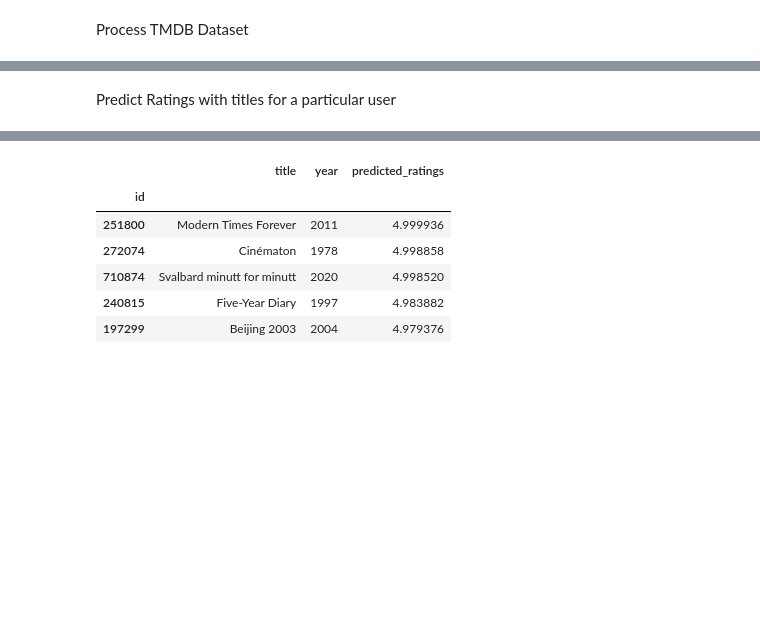
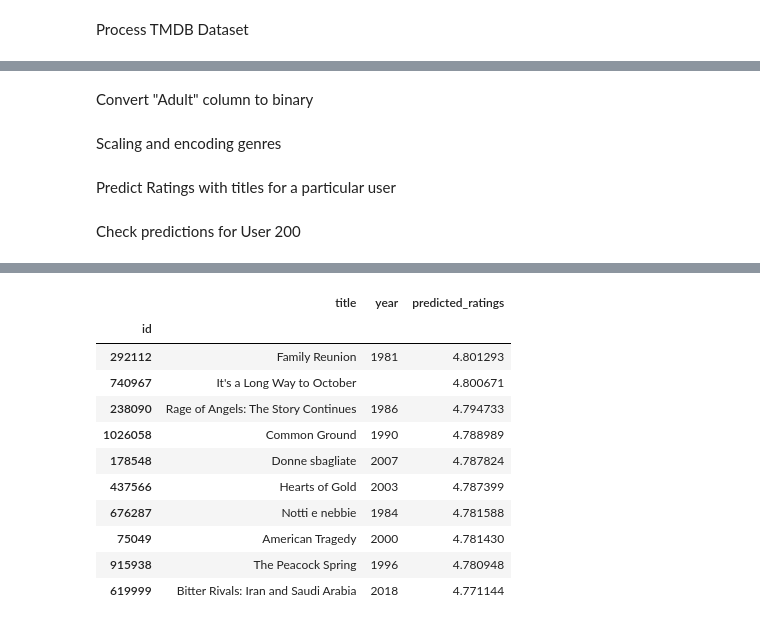
Before and after one commit to kenzverylayz/4222_Project, a Jupyter notebook: deep_learning_hybrid.ipynb, the cells around one changed output, grey strips where cells are left out. Saved outputs shown, nothing was run; the diff lists cells and outputs as text; code cells hidden in the pictures; blank space fills up the shorter version.

Commit message:
Full Recommendation System

```diff
--- a/deep_learning_hybrid.ipynb
+++ b/deep_learning_hybrid.ipynb
@@ -293,17 +297,40 @@ tmdb_df1 = tmdb_df.drop(['status', 'backdrop_path', 'homepage', 'imdb_id', 'post
+# %%
+# Don't need to touch vote_average or vote_count
+
+# Runtime can significantly skew results
+runtime_q1_tmdb = tmdb_df1["runtime"].quantile(0.25)
+runtime_q3_tmdb = tmdb_df1["runtime"].quantile(0.75)
+runtime_iqr_tmdb = runtime_q3_tmdb - runtime_q1_tmdb
+
+runtime_lowerbound_tmdb = runtime_q1_tmdb - 3*runtime_iqr_tmdb
+runtime_upperbound_tmdb = runtime_q3_tmdb + 3*runtime_iqr_tmdb
+
+# Remove Outliers if runtime falls outside 3 * IQR
+tmdb_df1 = tmdb_df1[(tmdb_df1["runtime"] >= runtime_lowerbound_tmdb) & (tmdb_df1["runtime"] <= runtime_upperbound_tmdb)]
+
+# Capping outliers for popularity scores to 100
+tmdb_df1.loc[:,'popularity'] = tmdb_df1['popularity'].apply(lambda x: 100 if x > 100 else x)
+# %% [markdown]
+Convert "Adult" column to binary
+# %%
+# Convert 'adult' column to integers (1 for True, 0 for False)
+tmdb_df1['adult'] = tmdb_df1['adult'].astype(int)
+# %% [markdown]
+Scaling and encoding genres
 # %%
 # Scale numerical features
 scaled_features1 = scaler.transform(tmdb_df1[numerical_features])
-scaled_nums1 = pd.DataFrame(scaled_features1, columns=numerical_features, index=tmdb_df.index)
+scaled_nums1 = pd.DataFrame(scaled_features1, columns=numerical_features, index=tmdb_df1.index)
 
 # Have multiple genres and one hot encode it
-tmdb_df1['genres'] = tmdb_df1['genres'].astype(str)
-tmdb_df1['genres'] = tmdb_df1['genres'].apply(lambda x: x.split(', ') if x != 'nan' else [])
+tmdb_df1.loc[:,'genres'] = tmdb_df1['genres'].astype(str)
+tmdb_df1.loc[:,'genres'] = tmdb_df1['genres'].apply(lambda x: x.split(', ') if x != 'nan' else [])
 genres_encoded1 = mlb.transform(tmdb_df1['genres'])
 genres_df1 = pd.DataFrame(genres_encoded1, columns=mlb.classes_, index=tmdb_df1.index)
 
 # Drop Original features
-tmdb_df1.drop(numerical_features, axis=1, inplace=True)
-tmdb_df1.drop("genres", axis=1, inplace=True)
+tmdb_df1 = tmdb_df1.drop(numerical_features, axis=1)
+tmdb_df1 = tmdb_df1.drop("genres", axis=1)
 
 # Concat all new features
 tmdb_df2 = pd.concat([tmdb_df1, scaled_nums1, genres_df1], axis=1)
@@ -327,20 +350,24 @@ def predict_ratings_for_user_with_titles(user_id, data2, num_recommendations=5,
 
     # Extract Movie IDs
     movie_id_input = data2.index.values
+
     # Extract Movie features input
     movie_features_input = data2[movie_features_columns].values
 
     # Predict Ratings for unseen movies
-    predicted_ratings = model.predict([user_id_input, user_demographics_pred, movie_id_input,
-                                       movie_features_input])
+    predicted_ratings = model.predict([user_id_input, user_demographics_pred, movie_id_input, movie_features_input])
 
-    data2["predicted_ratings"] = predicted_ratings
+    new_df = data2.copy()
 
-    data2.sort_values(by='predicted_ratings', ascending=False, inplace = True)
+    new_df["predicted_ratings"] = predicted_ratings
 
-    final_movies_df = data2[["title", "year", "predicted_ratings"]].head(num_recommendations)
+    new_df.sort_values(by='predicted_ratings', ascending=False, inplace = True)
+
+    final_movies_df = new_df[["title", "year", "predicted_ratings"]].head(num_recommendations)
 
     return final_movies_df
+# %% [markdown]
+Check predictions for User 200
 # %%
-predict_ratings_for_user_with_titles(1,data2 = tmdb_df2)
+predict_ratings_for_user_with_titles(200,data2 = tmdb_df2, num_recommendations = 10)
 # %% [output]
@@ -348,7 +375,12 @@ predict_ratings_for_user_with_titles(1,data2 = tmdb_df2)
 |  | title | year | predicted_ratings |
 | id |  |  |  |
-| 251800 | Modern Times Forever | 2011 | 4.999936 |
-| 272074 | Cinématon | 1978 | 4.998858 |
-| 710874 | Svalbard minutt for minutt | 2020 | 4.998520 |
-| 240815 | Five-Year Diary | 1997 | 4.983882 |
-| 197299 | Beijing 2003 | 2004 | 4.979376 |
+| 292112 | Family Reunion | 1981 | 4.801293 |
+| 740967 | It's a Long Way to October |  | 4.800671 |
+| 238090 | Rage of Angels: The Story Continues | 1986 | 4.794733 |
+| 1026058 | Common Ground | 1990 | 4.788989 |
+| 178548 | Donne sbagliate | 2007 | 4.787824 |
+| 437566 | Hearts of Gold | 2003 | 4.787399 |
+| 676287 | Notti e nebbie | 1984 | 4.781588 |
+| 75049 | American Tragedy | 2000 | 4.781430 |
+| 915938 | The Peacock Spring | 1996 | 4.780948 |
+| 619999 | Bitter Rivals: Iran and Saudi Arabia | 2018 | 4.771144 |
```
Also changed, not shown: parts of 29 cells of this notebook.
